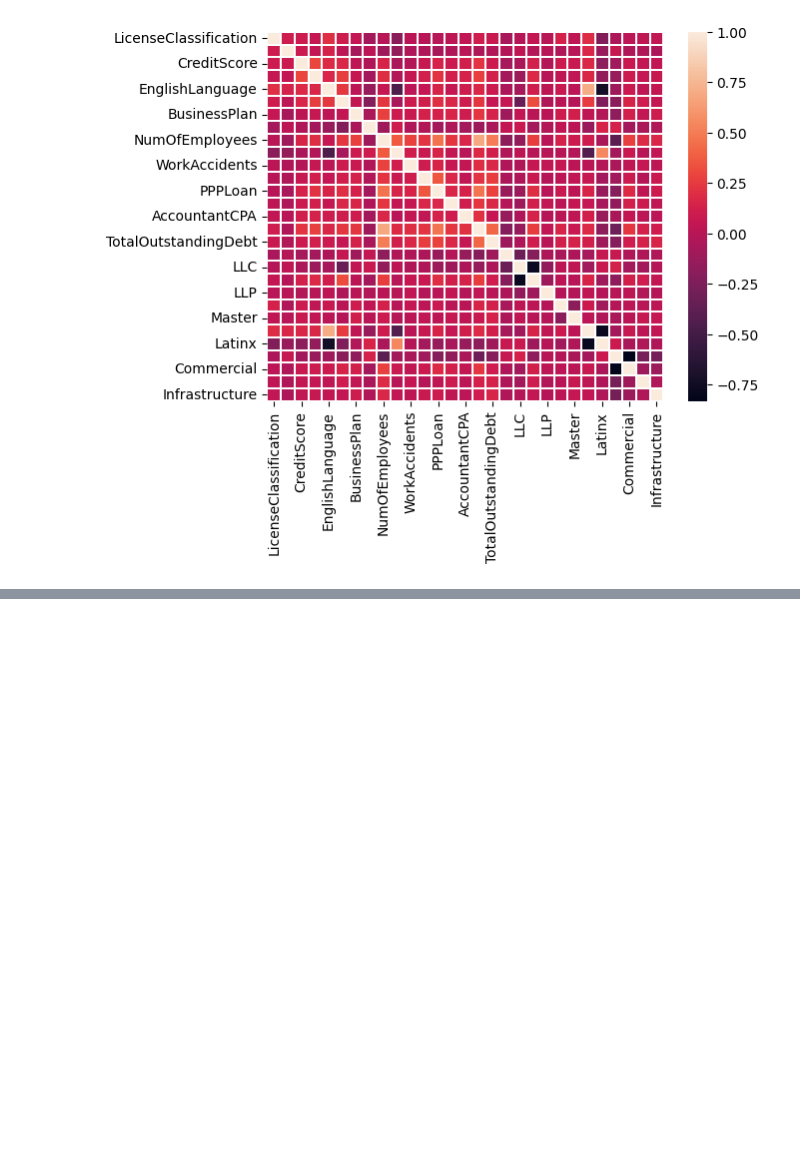
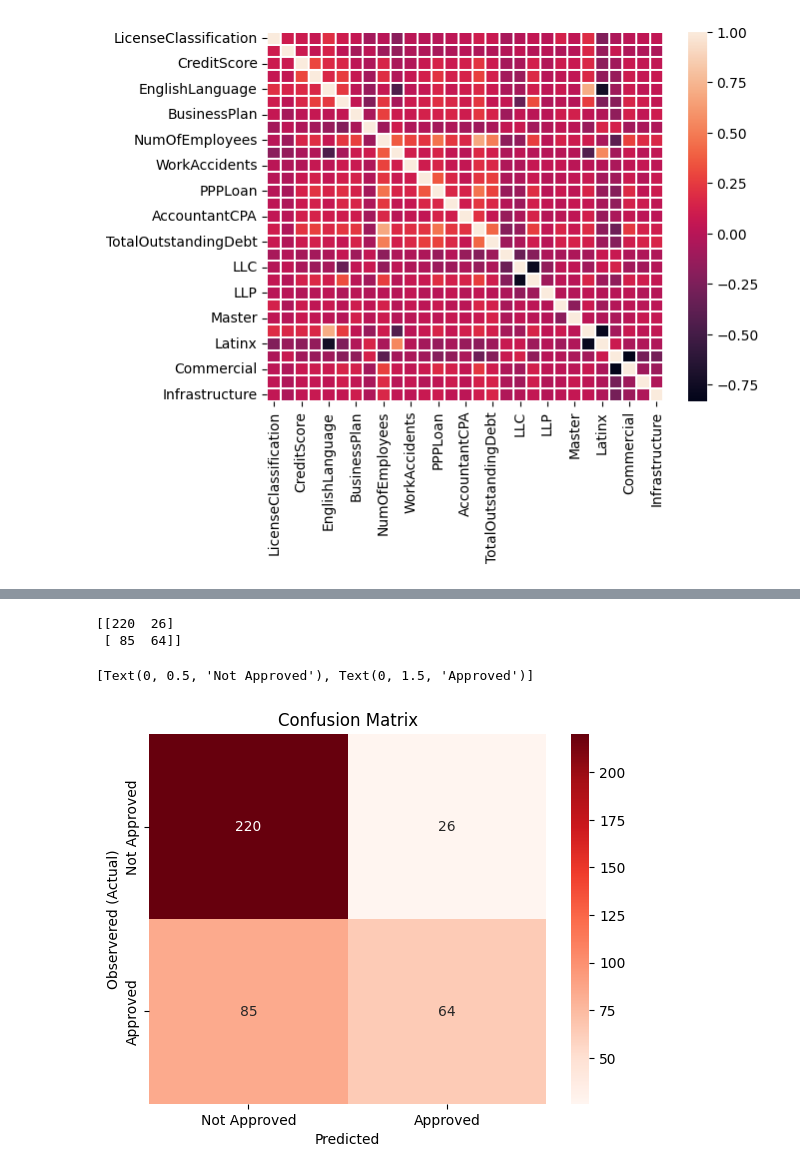
Before and after one commit to ramirezzzluisss/pythonprojects, a Jupyter notebook: HonorsThesis.ipynb, the cells around one changed output, grey strips where cells are left out. Drawn from its saved outputs; the diff is of its cells as text; code cells hidden in the pictures; blank space fills up the shorter version.

```diff
--- a/HonorsThesis.ipynb
+++ b/HonorsThesis.ipynb
@@ -1168,0 +1245,19 @@ strong multicollinearity or other numerical problems.
+# %%
+# create a confusion matrix
+full_tree_matrix = confusion_matrix(y_test, y_predict)
+print(full_tree_matrix)
+
+#Create a heatmap from our confusion matrix
+cm = sns.heatmap(full_tree_matrix, annot=True, fmt='d',cmap='Reds')
+
+cm.set_title('Confusion Matrix');
+cm.set_xlabel('Predicted')
+cm.set_ylabel('Observered (Actual)');
+
+cm.xaxis.set_ticklabels(['Not Approved','Approved'])
+cm.yaxis.set_ticklabels(['Not Approved','Approved'])
+# %% [output]
+[[220  26]
+ [ 85  64]]
+[Text(0, 0.5, 'Not Approved'), Text(0, 1.5, 'Approved')]
+[figure, added]
```
Also changed, not shown: parts of 18 cells of this notebook.
